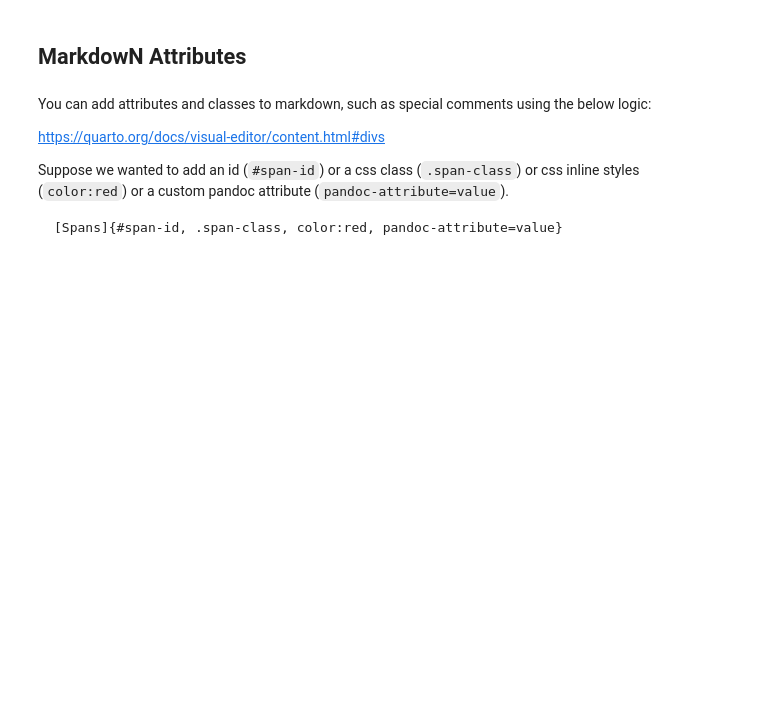
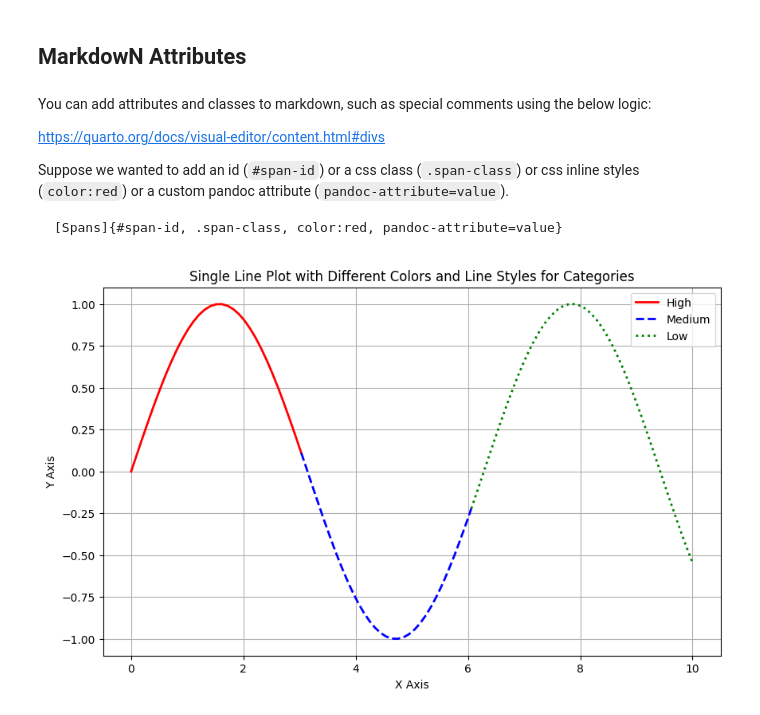
Before and after one commit to ToKnow-ai/ToKnow-ai.github.io, a Jupyter notebook: posts/_test/index.ipynb, the cells around one changed output. Saved outputs shown, nothing was run; the diff lists cells and outputs as text; code cells hidden in the pictures; blank space fills up the shorter version.

```diff
--- a/posts/_test/index.ipynb
+++ b/posts/_test/index.ipynb
@@ -239,3 +239,38 @@ You can add attributes and classes to markdown, such as special comments using t
 Suppose we wanted to add an id (`#span-id`) or a css class (`.span-class`) or css inline styles (`color:red`) or a custom pandoc attribute (`pandoc-attribute=value`).
 
     [Spans]{#span-id, .span-class, color:red, pandoc-attribute=value}
+# %%
+import matplotlib.pyplot as plt
+import numpy as np
+
+# Sample data
+x = np.linspace(0, 10, 100)
+y = np.sin(x)  # Example data, you can replace with your actual data
+
+# Define segments for different categories
+segment_indices = [0, 30, 60, 99]  # Indices to split the line into segments
+
+# Define colors and line styles for each category
+colors = ['red', 'blue', 'green']
+line_styles = ['-', '--', ':']
+
+# Plotting the line with segments of different colors and line styles
+plt.figure(figsize=(10, 6))
+
+# Plot the line in segments with different colors and line styles
+for i in range(len(segment_indices) - 1):
+    start_idx = segment_indices[i]
+    end_idx = segment_indices[i + 1]
+    plt.plot(x[start_idx:end_idx+1], y[start_idx:end_idx+1], color=colors[i], linestyle=line_styles[i], linewidth=2, label=['High', 'Medium', 'Low'][i])
+
+# Adding labels, title, and legend
+plt.xlabel('X Axis')
+plt.ylabel('Y Axis')
+plt.title('Single Line Plot with Different Colors and Line Styles for Categories')
+plt.legend()
+
+# Display plot
+plt.grid(True)
+plt.show()
+# %% [output]
+[figure, added]
```
Also changed, not shown: 1 other file.
